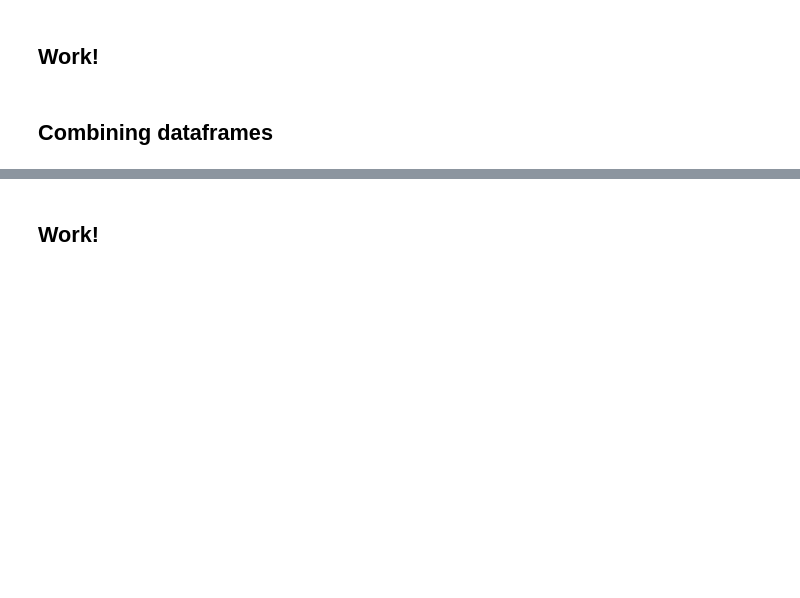
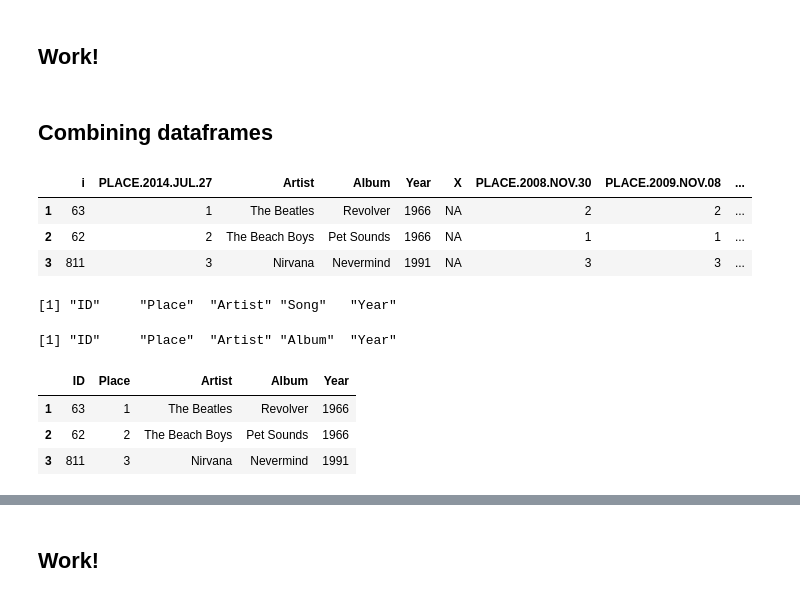
Before and after one commit to duke-biostats/ngs-2015, a Jupyter notebook: Working with data (Part 2).ipynb, the cells around one changed output, grey strips where cells are left out. Saved outputs shown, nothing was run; the diff lists cells and outputs as text; code cells hidden in the pictures; blank space fills up the shorter version.

```diff
--- a/Working with data (Part 2).ipynb
+++ b/Working with data (Part 2).ipynb
@@ -320,0 +324,7 @@ Combining dataframes
+# %%
+head(albums, 3)
+# %% [output]
+|  | i | PLACE.2014.JUL.27 | Artist | Album | Year | X | PLACE.2008.NOV.30 | PLACE.2009.NOV.08 | ... |
+| 1 | 63 | 1 | The Beatles | Revolver | 1966 | NA | 2 | 2 | ... |
+| 2 | 62 | 2 | The Beach Boys | Pet Sounds | 1966 | NA | 1 | 1 | ... |
+| 3 | 811 | 3 | Nirvana | Nevermind | 1991 | NA | 3 | 3 | ... |
@@ -320,0 +333,14 @@ Combining dataframes
+# %%
+(col.names <- colnames(songs))
+col.names[4] <- 'Album'
+(colnames(albums) <- col.names)
+# %% [output]
+[1] "ID"     "Place"  "Artist" "Song"   "Year"
+[1] "ID"     "Place"  "Artist" "Album"  "Year"
+# %%
+head(albums, 3)
+# %% [output]
+|  | ID | Place | Artist | Album | Year |
+| 1 | 63 | 1 | The Beatles | Revolver | 1966 |
+| 2 | 62 | 2 | The Beach Boys | Pet Sounds | 1966 |
+| 3 | 811 | 3 | Nirvana | Nevermind | 1991 |
```
Also changed, not shown: parts of 3 cells of this notebook, 3 other files.
